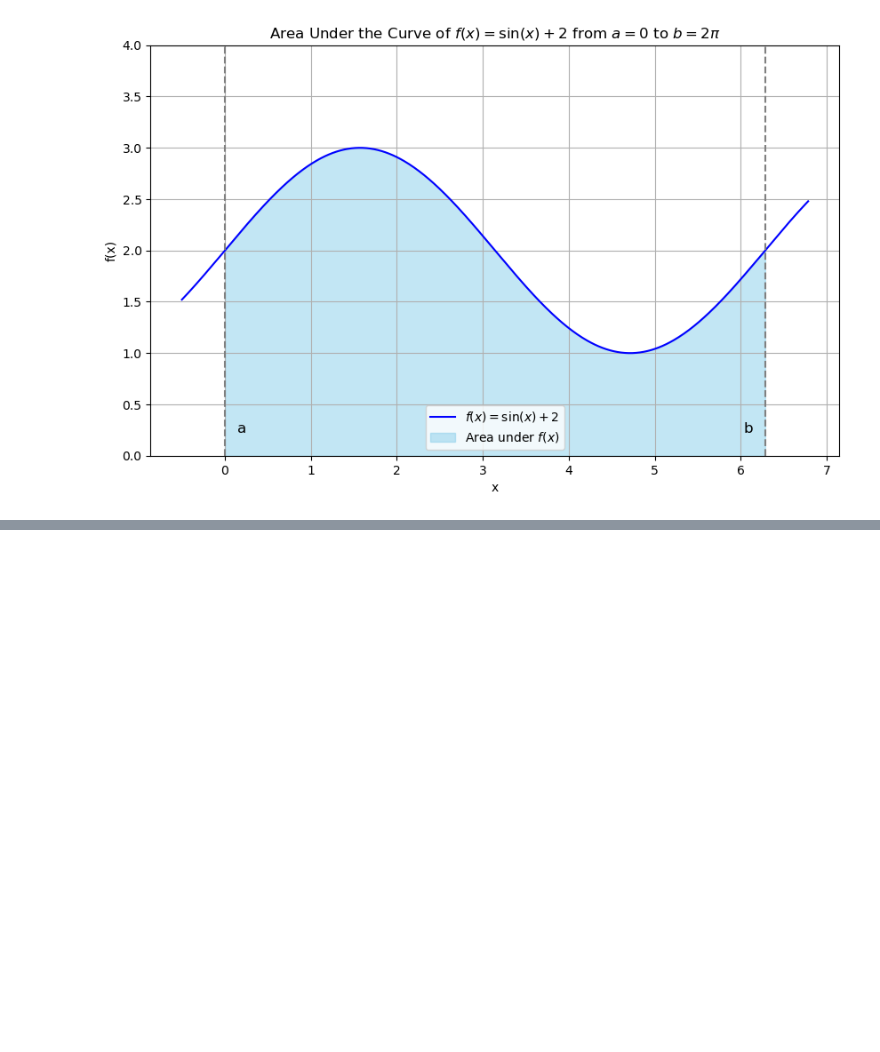
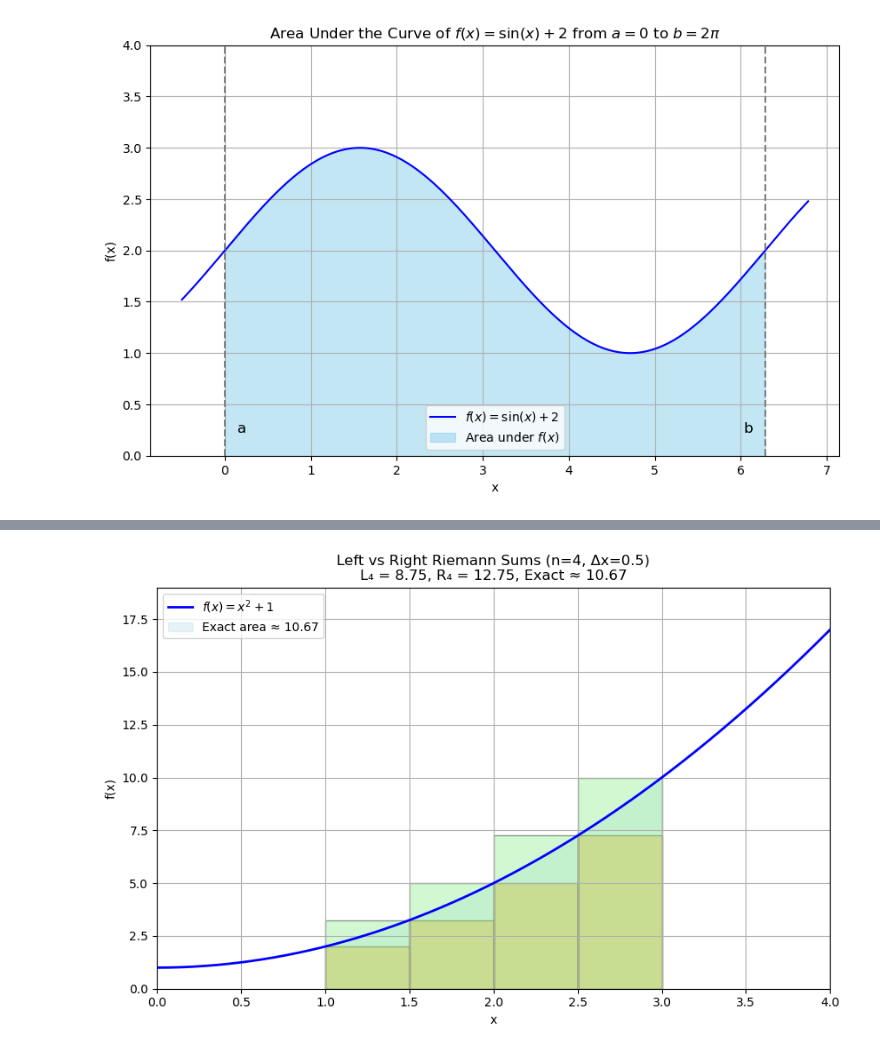
Before and after one commit to sebekj/MIT-Linear-Algebra, a Jupyter notebook: Khan Academy Calculus.ipynb, the cells around one changed output, grey strips where cells are left out. Cells and saved outputs as stored; diff of their text form; code cells hidden in the pictures; blank space fills up the shorter version.

```diff
--- a/Khan Academy Calculus.ipynb
+++ b/Khan Academy Calculus.ipynb
@@ -1908,0 +2112,59 @@ plt.show()
+# %%
+import numpy as np
+import matplotlib.pyplot as plt
+
+# Function
+def f(x):
+    return x**2 + 1
+
+# Interval and settings
+a, b = 1, 3
+dx = 0.5
+n = int((b - a) / dx)
+
+# Left Riemann sum
+x_left = np.arange(a, b, dx)
+heights_left = f(x_left)
+L4 = np.sum(heights_left * dx)
+
+# Right Riemann sum
+x_right = np.arange(a + dx, b + dx, dx)
+heights_right = f(x_right)
+R4 = np.sum(heights_right * dx)
+
+# Exact integral
+exact = (b**3/3 + b) - (a**3/3 + a)
+
+# Smooth curve for plotting
+xs = np.linspace(0, 4, 400)
+ys = f(xs)
+
+plt.figure(figsize=(10,6))
+
+# Plot exact curve
+plt.plot(xs, ys, 'b', linewidth=2, label=r"$f(x) = x^2 + 1$")
+
+# Fill exact area under curve between a and b
+x_fill = np.linspace(a, b, 200)
+plt.fill_between(x_fill, f(x_fill), color='lightblue', alpha=0.3, label=f"Exact area ≈ {exact:.2f}")
+
+# Left Riemann rectangles
+for xi, hi in zip(x_left, heights_left):
+    plt.bar(xi, hi, width=dx, align='edge', edgecolor='black', alpha=0.4, color='orange')
+
+# Right Riemann rectangles
+for xi, hi in zip(x_right, heights_right):
+    plt.bar(xi, hi, width=-dx, align='edge', edgecolor='black', alpha=0.4, color='lightgreen')
+
+# Titles and labels
+plt.title(f"Left vs Right Riemann Sums (n=4, Δx={dx})\n"
+          f"L₄ = {L4:.2f}, R₄ = {R4:.2f}, Exact ≈ {exact:.2f}")
+plt.xlabel("x")
+plt.ylabel("f(x)")
+plt.xlim(0, 4)
+plt.ylim(0, max(ys) + 2)
+plt.grid(True)
+plt.legend()
+plt.show()
+# %% [output]
+[figure, added]
```
Also changed, not shown: parts of 9 cells of this notebook.
